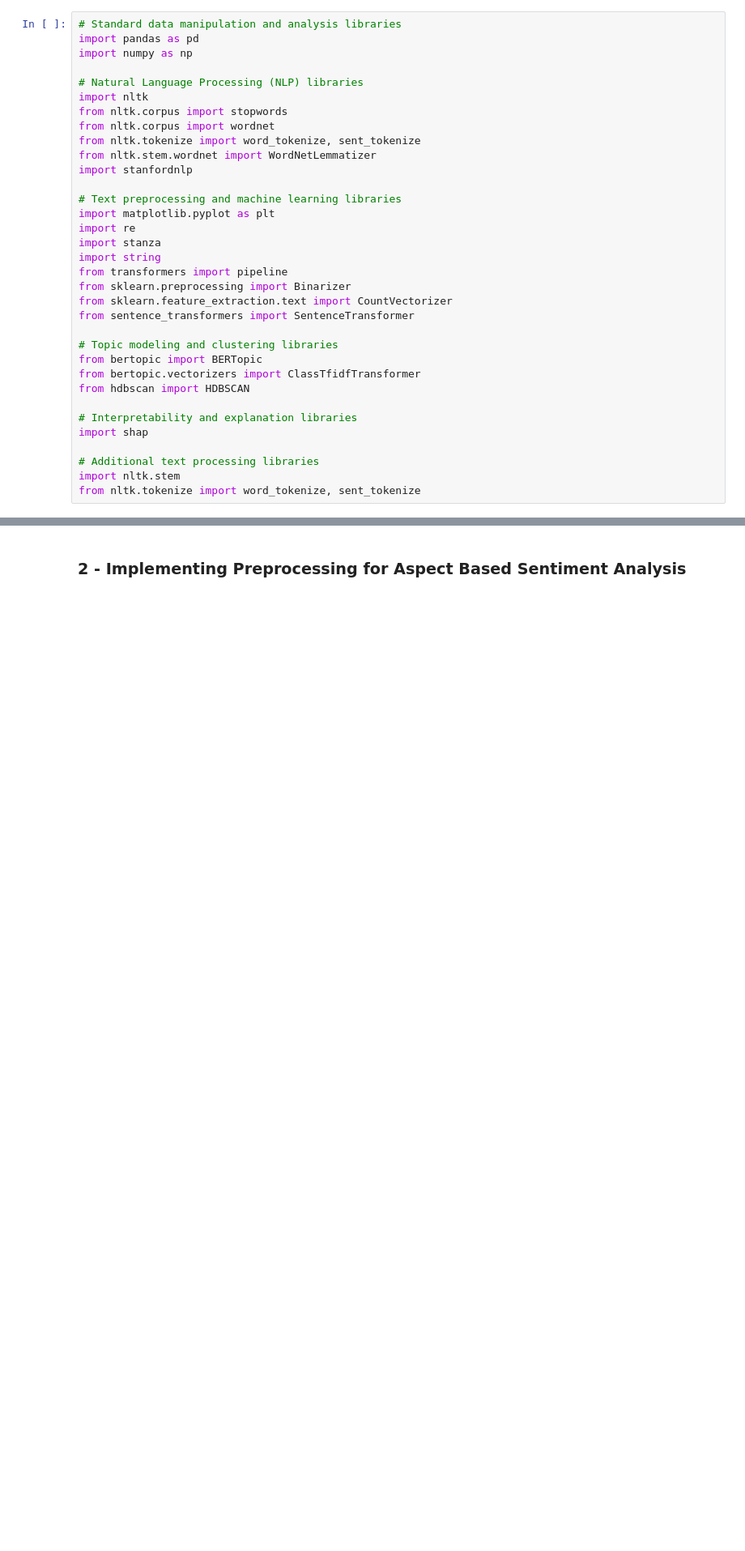
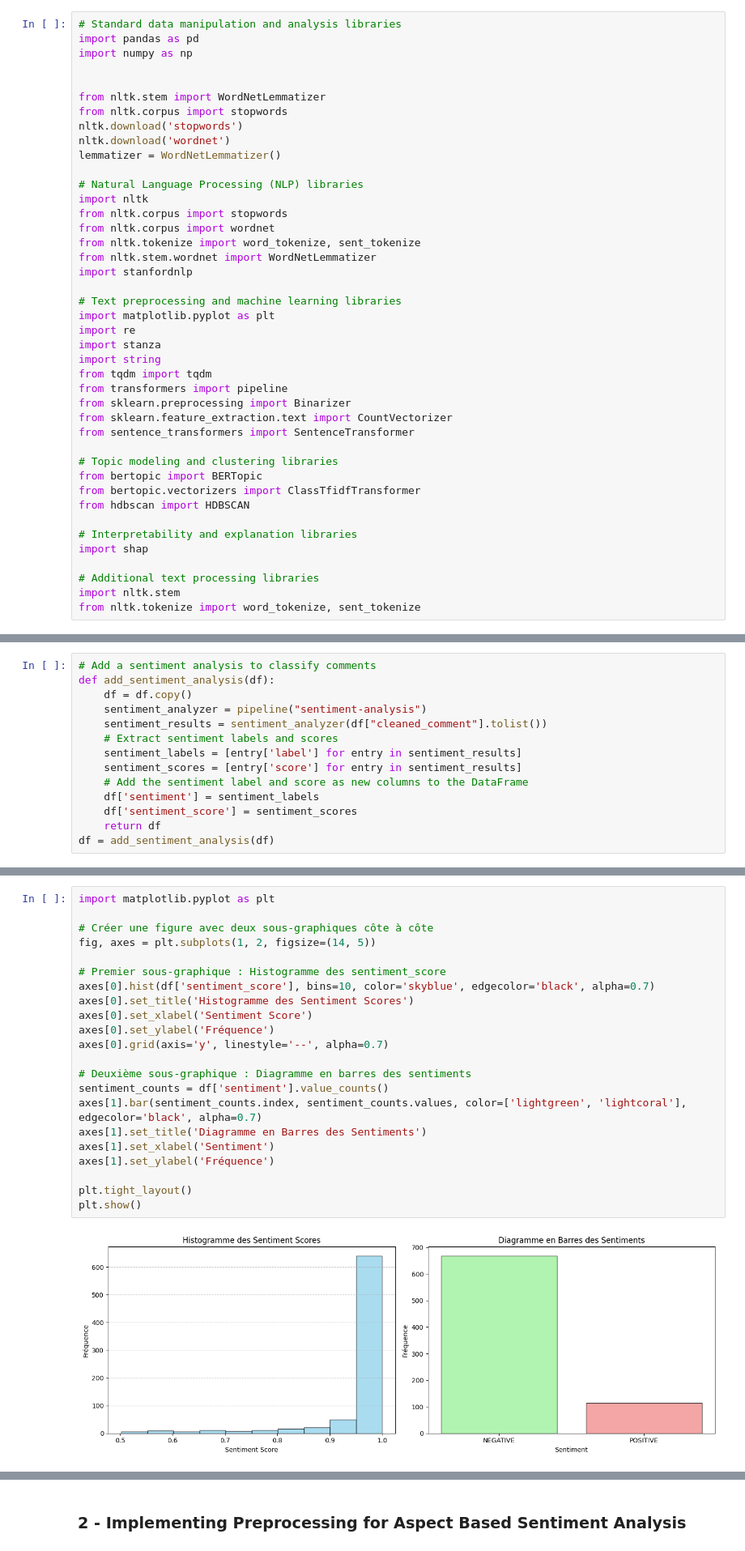
Before and after one commit to lolavtrc/quinten_healthcare, a Jupyter notebook: Aspect Based Sentiment Analysis.ipynb, the cells around one changed output, grey strips where cells are left out. Shown: that part at 81% size. Cells and saved outputs as stored; diff of their text form; blank space fills up the shorter version.

```diff
--- a/Aspect Based Sentiment Analysis.ipynb
+++ b/Aspect Based Sentiment Analysis.ipynb
@@ -27,6 +27,13 @@ Note: you may need to restart the kernel to use updated packages.
 # Standard data manipulation and analysis libraries
 import pandas as pd
 import numpy as np
+
+
+from nltk.stem import WordNetLemmatizer
+from nltk.corpus import stopwords
+nltk.download('stopwords')
+nltk.download('wordnet')
+lemmatizer = WordNetLemmatizer()
 
 # Natural Language Processing (NLP) libraries
 import nltk
@@ -41,6 +48,7 @@ import matplotlib.pyplot as plt
 import re
 import stanza
 import string
+from tqdm import tqdm
 from transformers import pipeline
 from sklearn.preprocessing import Binarizer
 from sklearn.feature_extraction.text import CountVectorizer
@@ -128,0 +196,14 @@ df.head()
+# %%
+# Add a sentiment analysis to classify comments
+def add_sentiment_analysis(df):
+    df = df.copy()
+    sentiment_analyzer = pipeline("sentiment-analysis")
+    sentiment_results = sentiment_analyzer(df["cleaned_comment"].tolist())
+    # Extract sentiment labels and scores
+    sentiment_labels = [entry['label'] for entry in sentiment_results]
+    sentiment_scores = [entry['score'] for entry in sentiment_results]
+    # Add the sentiment label and score as new columns to the DataFrame
+    df['sentiment'] = sentiment_labels
+    df['sentiment_score'] = sentiment_scores
+    return df
+df = add_sentiment_analysis(df)
@@ -128,0 +213,24 @@ df.head()
+# %%
+import matplotlib.pyplot as plt
+
+# Créer une figure avec deux sous-graphiques côte à côte
+fig, axes = plt.subplots(1, 2, figsize=(14, 5))
+
+# Premier sous-graphique : Histogramme des sentiment_score
+axes[0].hist(df['sentiment_score'], bins=10, color='skyblue', edgecolor='black', alpha=0.7)
+axes[0].set_title('Histogramme des Sentiment Scores')
+axes[0].set_xlabel('Sentiment Score')
+axes[0].set_ylabel('Fréquence')
+axes[0].grid(axis='y', linestyle='--', alpha=0.7)
+
+# Deuxième sous-graphique : Diagramme en barres des sentiments
+sentiment_counts = df['sentiment'].value_counts()
+axes[1].bar(sentiment_counts.index, sentiment_counts.values, color=['lightgreen', 'lightcoral'], edgecolor='black', alpha=0.7)
+axes[1].set_title('Diagramme en Barres des Sentiments')
+axes[1].set_xlabel('Sentiment')
+axes[1].set_ylabel('Fréquence')
+
+plt.tight_layout()
+plt.show()
+# %% [output]
+[figure, added]
```
Also changed, not shown: parts of 18 cells of this notebook, 1 other file.
